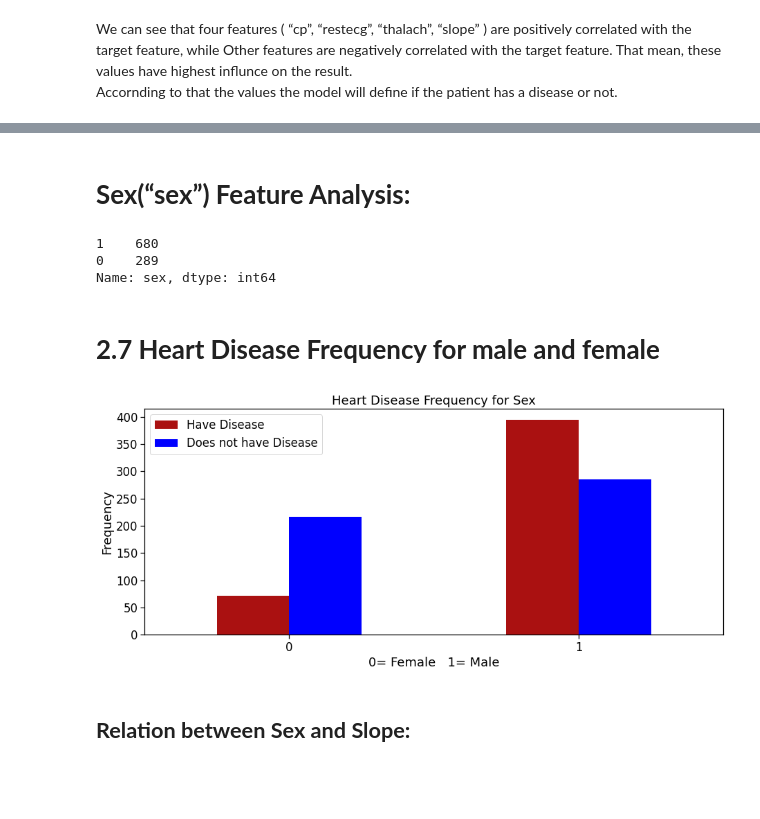
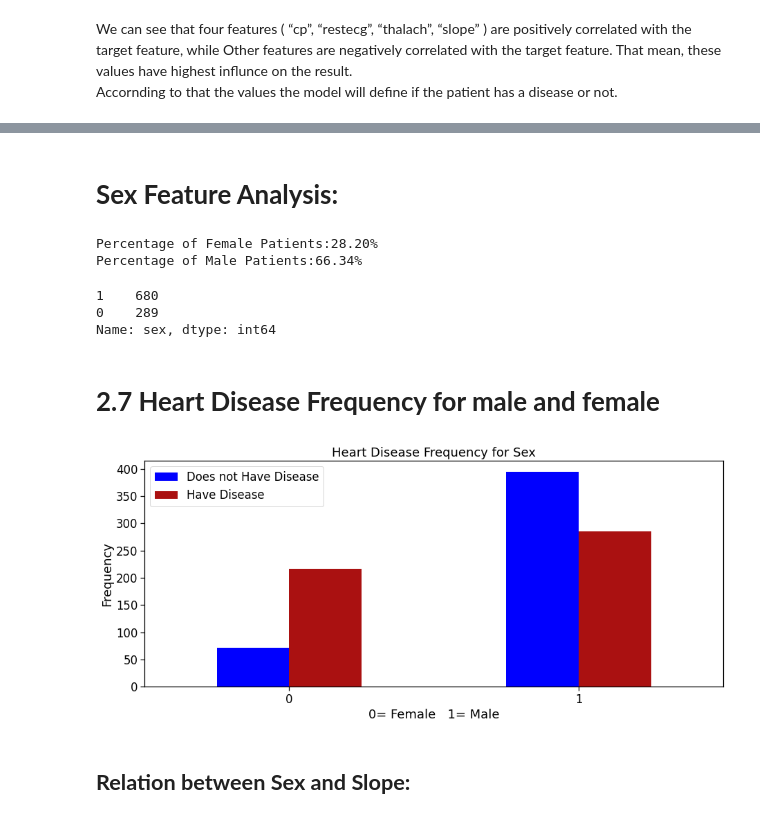
Before and after one commit to masp42/Crisp_DM_CA, a Jupyter notebook: Heart_Disease_Prediction_CA.ipynb, the cells around one changed output, grey strips where cells are left out. Drawn from its saved outputs; the diff is of its cells as text; code cells hidden in the pictures; blank space fills up the shorter version.

```diff
--- a/Heart_Disease_Prediction_CA.ipynb
+++ b/Heart_Disease_Prediction_CA.ipynb
@@ -277,7 +274,0 @@ Accornding to that the values the model will define if the patient has a disease
-# %%
-# Made by Priscila
-plt.figure(figsize=(12,8))
-sns.set_context('notebook',font_scale = 1.5)
-sns.barplot(x=df1.age.value_counts()[:15].index,y=df1.age.value_counts()[:15].values)
-plt.tight_layout()
-plt.title("Age Analysis")
@@ -289,26 +307,33 @@ We can see that the group of people between 54 and 60 years old are more likely
 # %% [markdown]
-# **Sex(“sex”) Feature Analysis:**
+# **Sex Feature Analysis:**
-# %%
-# Made by Priscila
-# Males= 1 Female= 0
-df1['sex'].value_counts()
-# %% [output]
-1    680
-0    289
-Name: sex, dtype: int64
+# %%
+# Made by Priscila, Marcelo and Washington
+# Males= 1 Female= 0
+countFemale = len(df1[df.sex == 0])
+countMale = len(df1[df1.sex == 1])
+print("Percentage of Female Patients:{:.2f}%".format((countFemale)/(len(df.sex))*100))
+print("Percentage of Male Patients:{:.2f}%".format((countMale)/(len(df.sex))*100))
+df1['sex'].value_counts()
+# %% [output]
+Percentage of Female Patients:28.20%
+Percentage of Male Patients:66.34%
+1    680
+0    289
+Name: sex, dtype: int64
 # %% [markdown]
 # **2.7 Heart Disease Frequency for male and female**
 # %%
 ## Made by Marcelo and Washington
-pd.crosstab(df1.sex,df1.target).plot(kind="bar",figsize=(15,6),color=['#AA1111','blue' ])
+# Despite the fact that the dataset contains more male patients, we can show that women have a higher risk of having a heart attack than males.
+pd.crosstab(df1.sex,df1.target).plot(kind="bar",figsize=(15,6),color=['blue', '#AA1111' ])
 plt.title('Heart Disease Frequency for Sex')
 plt.xlabel('0= Female   1= Male')
 plt.xticks(rotation=0)
-plt.legend(["Have Disease", "Does not have Disease"])
+plt.legend(["Does not Have Disease", "Have Disease"])
 plt.ylabel('Frequency')
 plt.show()
 # %% [output]
-[figure, old version]
+[figure, new version]
 # %% [markdown]
 ## **Relation between Sex and Slope:**
 # %%
```
Also changed, not shown: parts of 10 cells of this notebook.
